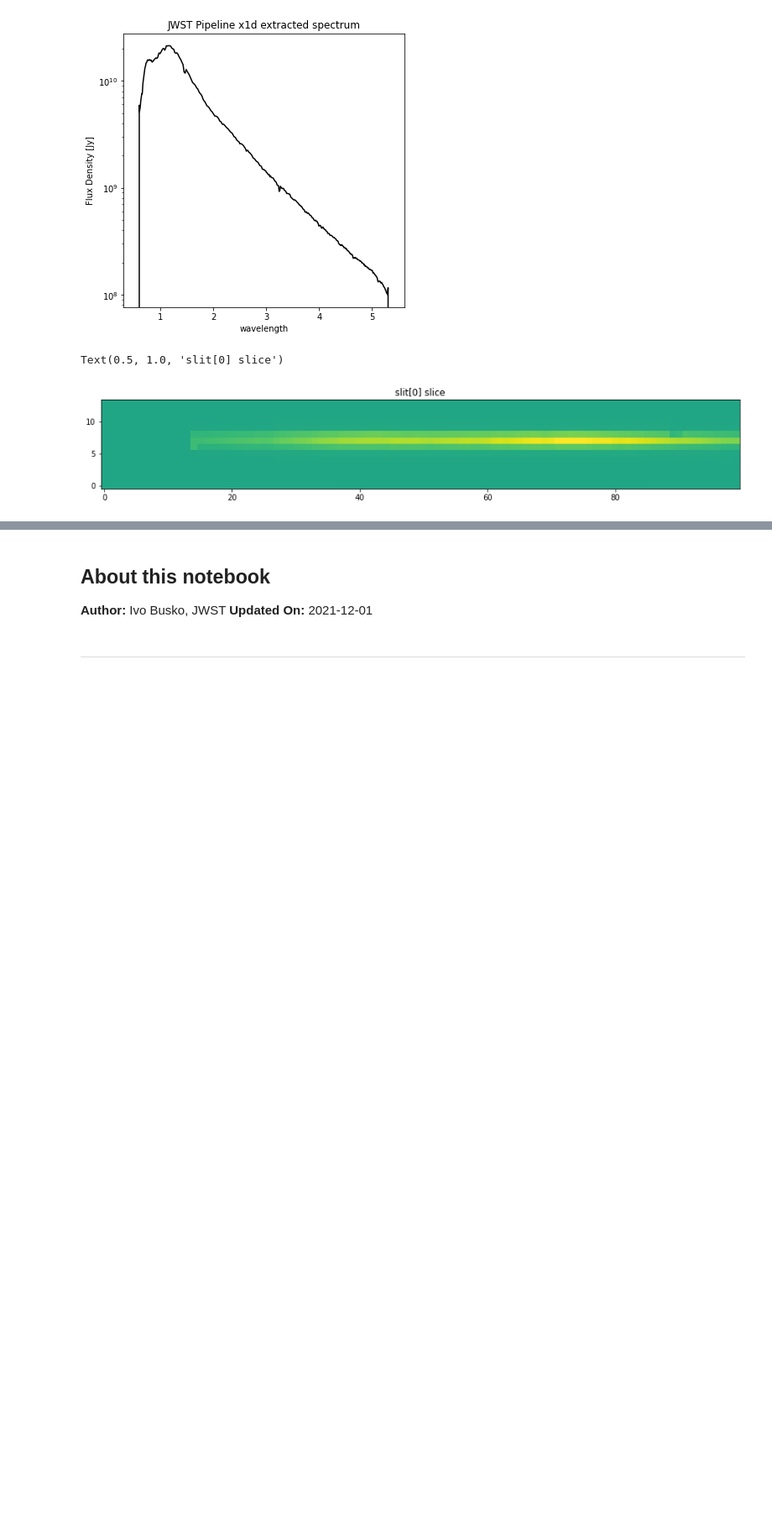
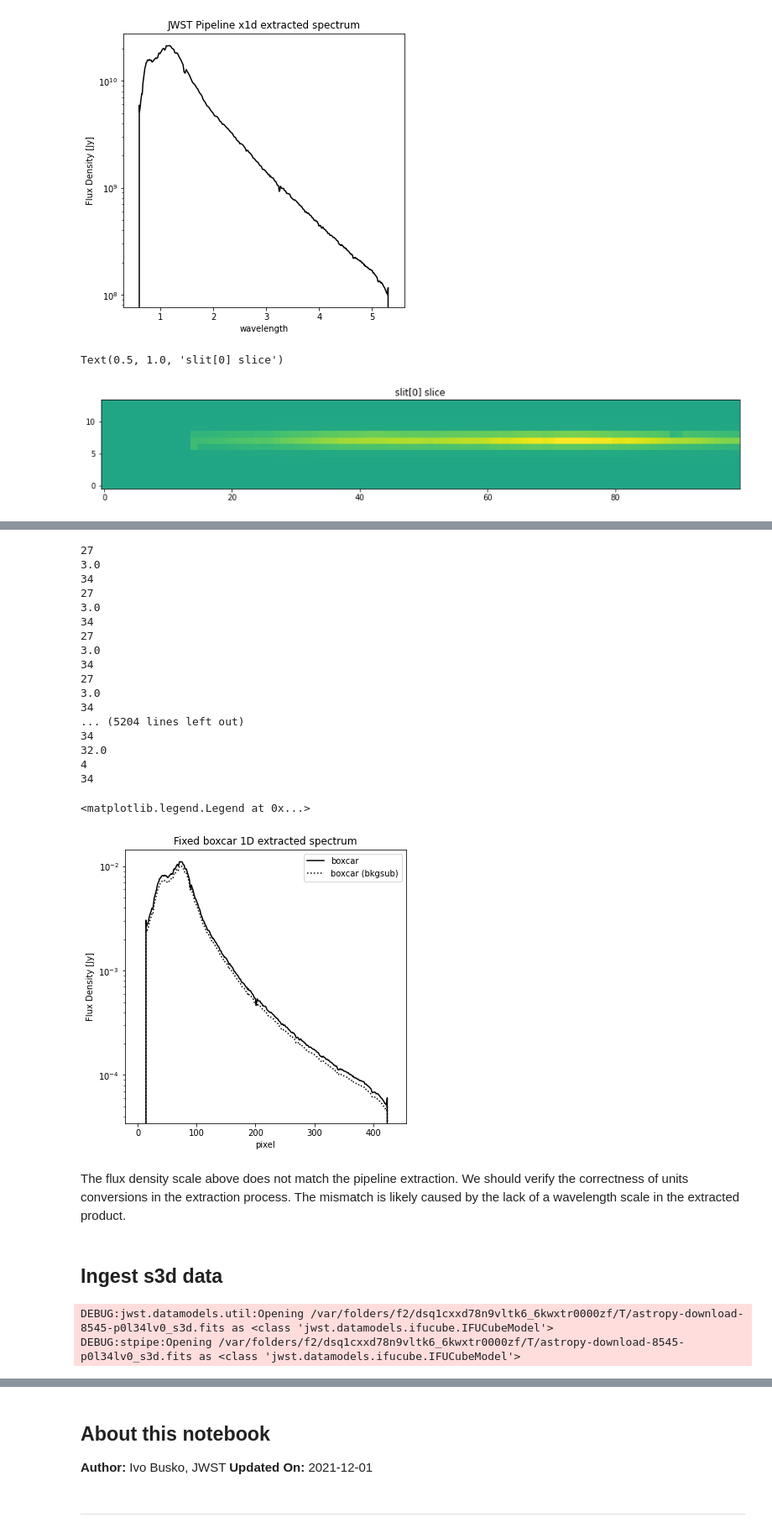
Before and after one commit to ibusko/notebooks, a Jupyter notebook: specreduce_extract_jwst.ipynb, the cells around one changed output, grey strips where cells are left out. Shown at 84% size. Drawn from its saved outputs; the diff is of its cells as text; code cells hidden in the pictures; blank space fills up the shorter version.

```diff
--- a/specreduce_extract_jwst.ipynb
+++ b/specreduce_extract_jwst.ipynb
@@ -126,0 +349,65 @@ UnitConversionError: 'pix' and 'Angstrom' (length) are not convertible
+# %%
+# extract the spectrum using the weight images
+
+# we need to pass both the data model and the image array separately because
+# different types of data format hold the image in different attributes. This
+# api should evolve as we deal with other types of data model.
+
+jdatamodel = s2d.slits[0]
+image = jdatamodel.data
+
+# without background subtraction
+ext1d_boxcar, tmpval = extract_1dspec(image, jdatamodel, ext_center, ext_width, None, None)
+
+# with background subtraction
+ext1d_boxcar_bkgsub, tmpval = extract_1dspec(image, jdatamodel, ext_center, ext_width,
+                                                                  bkg_offset, bkg_width)
+
+# plot
+fig, ax = plt.subplots(figsize=(6, 6))
+ax.plot(ext1d_boxcar, 'k-', label="boxcar")
+ax.plot(ext1d_boxcar_bkgsub, 'k:', label="boxcar (bkgsub)")
+ax.set_title("Fixed boxcar 1D extracted spectrum")
+ax.set_xlabel(r"pixel")
+ax.set_ylabel("Flux Density [Jy]")
+ax.set_yscale("log")
+ax.legend()
+# %% [output]
+27
+3.0
+34
+27
+3.0
+34
+27
+3.0
+34
+27
+3.0
+34
+... (5204 lines left out)
+34
+32.0
+4
+34
+<matplotlib.legend.Legend at 0x...>
+[figure, added]
+# %% [markdown]
+The flux density scale above does not match the pipeline extraction. We should verify the correctness of units conversions in the extraction process. The mismatch is likely caused by the lack of a wavelength scale in the extracted product.
+# %% [markdown]
+## Ingest s3d data
+# %%
+# NIRSpec IFU science data cube
+s3dfilename = "NRS00001-faintQSO-F100LP-G140H-01_1_491_SE_2020-08-25T12h15m00_s3d.fits"
+mainurl = "https://data.science.stsci.edu/redirect/JWST/jwst-data_analysis_tools/IFU_optimal_extraction/"
+s3dfile_dld = download_file(mainurl + s3dfilename)
+
+# rename files so that they have the right extensions required for the jwst datamodels to work
+s3dfile = s3dfile_dld + '_s3d.fits'
+os.rename(s3dfile_dld, s3dfile)
+
+s3d = datamodels.open(s3dfile)
+image = s3d.data
+# %% [output]
+DEBUG:jwst.datamodels.util:Opening /var/folders/f2/dsq1cxxd78n9vltk6_6kwxtr0000zf/T/astropy-download-8545-p0l34lv0_s3d.fits as <class 'jwst.datamodels.ifucube.IFUCubeModel'>
+DEBUG:stpipe:Opening /var/folders/f2/dsq1cxxd78n9vltk6_6kwxtr0000zf/T/astropy-download-8545-p0l34lv0_s3d.fits as <class 'jwst.datamodels.ifucube.IFUCubeModel'>
```
Also changed, not shown: parts of 22 cells of this notebook, 5 other files.
